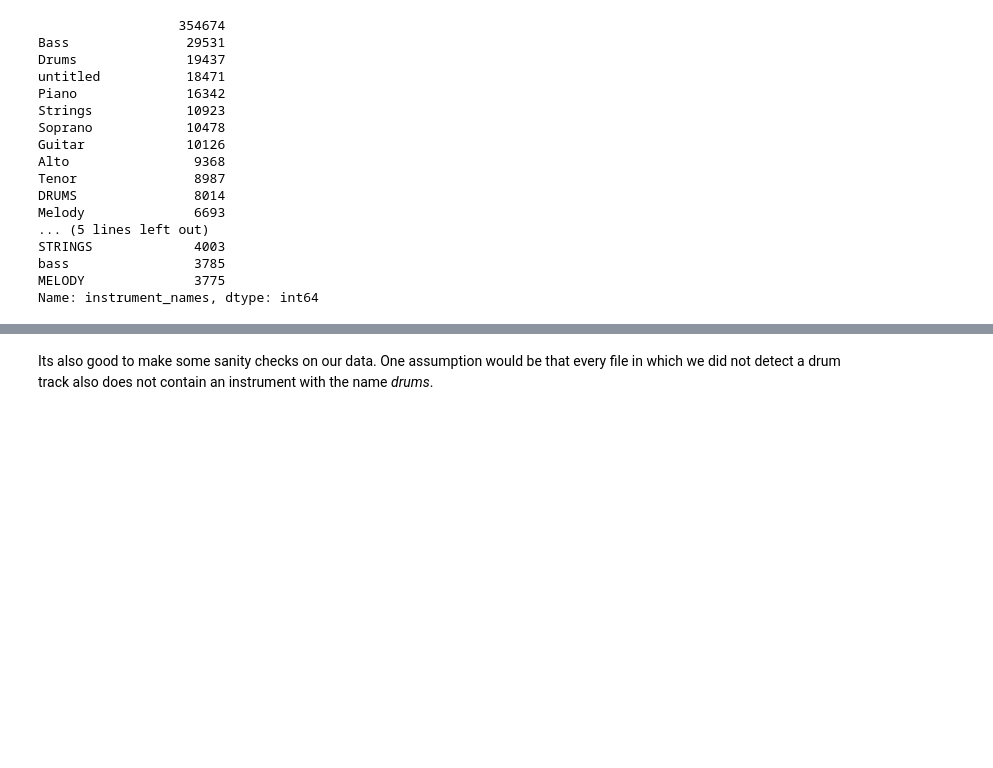
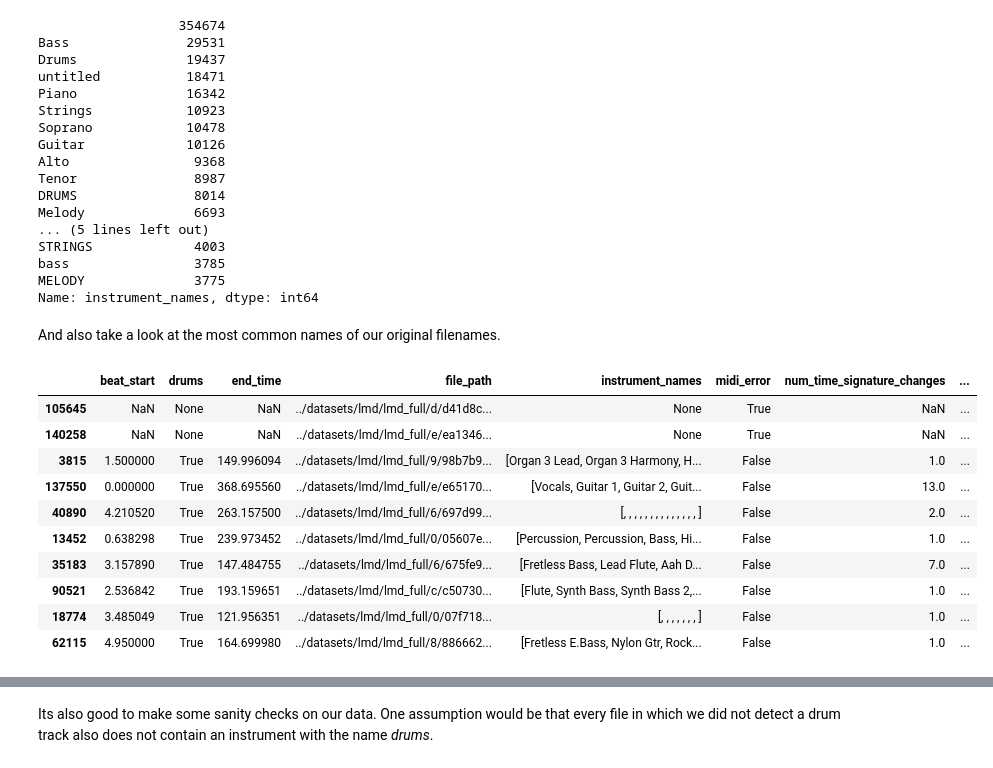
Before and after one commit to capital-G/musikinformatik-sose2021, a Jupyter notebook: 01_midi_drums/01_midi_drums.ipynb, the cells around one changed output, grey strips where cells are left out. Drawn from its saved outputs; the diff is of its cells as text; code cells hidden in the pictures; blank space fills up the shorter version.

```diff
--- a/01_midi_drums/01_midi_drums.ipynb
+++ b/01_midi_drums/01_midi_drums.ipynb
@@ -394,3 +437,19 @@ STRINGS             4003
 bass                3785
 MELODY              3775
 Name: instrument_names, dtype: int64
+# %% [markdown]
+And also take a look at the most common names of our original filenames.
+# %%
+midi_df.sort_values('num_names', ascending=False).head(10)
+# %% [output]
+|  | beat_start | drums | end_time | file_path | instrument_names | midi_error | num_time_signature_changes | ... |
+| 105645 | NaN | None | NaN | ../datasets/lmd/lmd_full/d/d41d8c... | None | True | NaN | ... |
+| 140258 | NaN | None | NaN | ../datasets/lmd/lmd_full/e/ea1346... | None | True | NaN | ... |
+| 3815 | 1.500000 | True | 149.996094 | ../datasets/lmd/lmd_full/9/98b7b9... | [Organ 3 Lead, Organ 3 Harmony, H... | False | 1.0 | ... |
+| 137550 | 0.000000 | True | 368.695560 | ../datasets/lmd/lmd_full/e/e65170... | [Vocals, Guitar 1, Guitar 2, Guit... | False | 13.0 | ... |
+| 40890 | 4.210520 | True | 263.157500 | ../datasets/lmd/lmd_full/6/697d99... | [, , , , , , , , , , , , , , ] | False | 2.0 | ... |
+| 13452 | 0.638298 | True | 239.973452 | ../datasets/lmd/lmd_full/0/05607e... | [Percussion, Percussion, Bass, Hi... | False | 1.0 | ... |
+| 35183 | 3.157890 | True | 147.484755 | ../datasets/lmd/lmd_full/6/675fe9... | [Fretless Bass, Lead Flute, Aah D... | False | 7.0 | ... |
+| 90521 | 2.536842 | True | 193.159651 | ../datasets/lmd/lmd_full/c/c50730... | [Flute, Synth Bass, Synth Bass 2,... | False | 1.0 | ... |
+| 18774 | 3.485049 | True | 121.956351 | ../datasets/lmd/lmd_full/0/07f718... | [, , , , , , , ] | False | 1.0 | ... |
+| 62115 | 4.950000 | True | 164.699980 | ../datasets/lmd/lmd_full/8/886662... | [Fretless E.Bass, Nylon Gtr, Rock... | False | 1.0 | ... |
```
Also changed, not shown: parts of 9 cells of this notebook.
